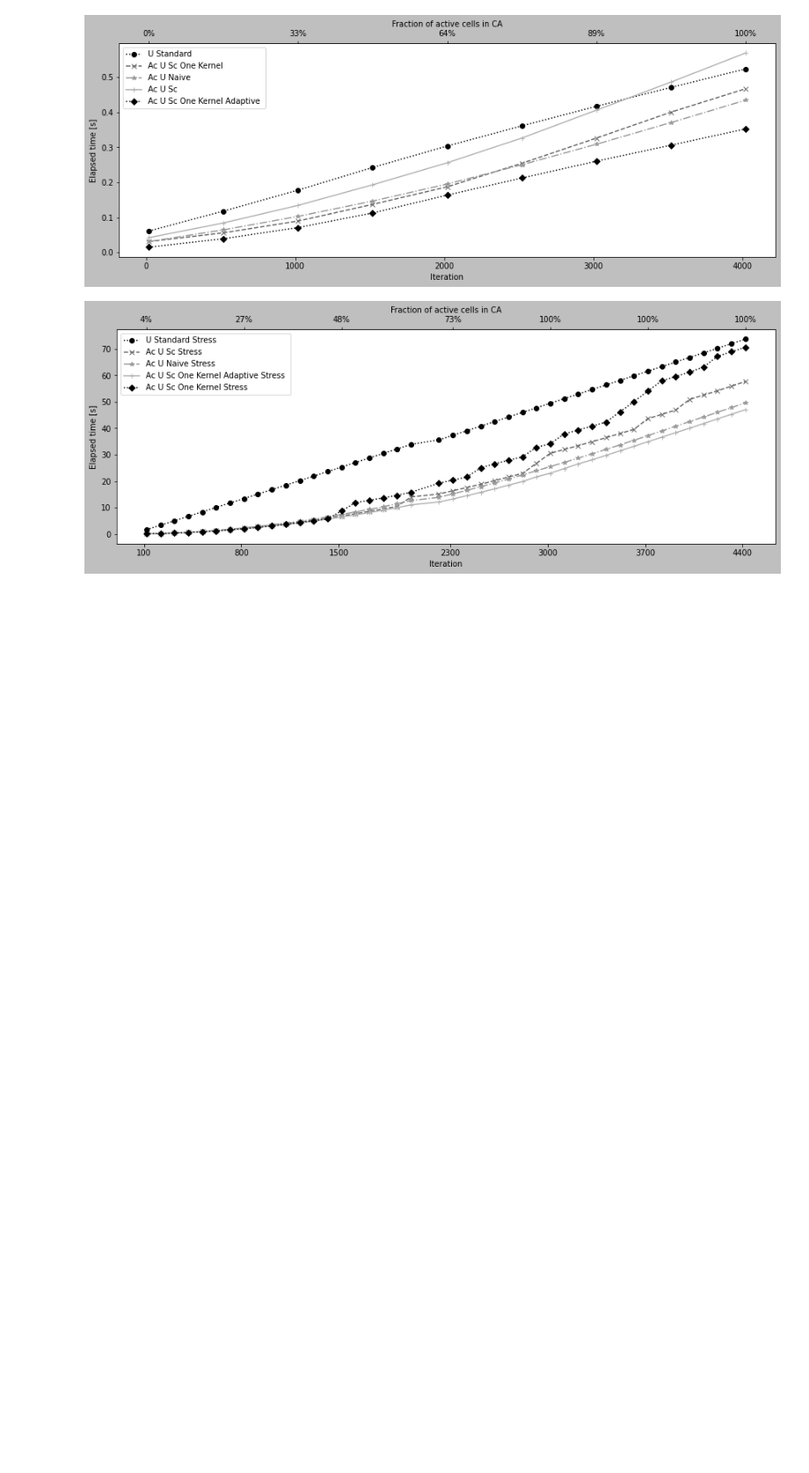
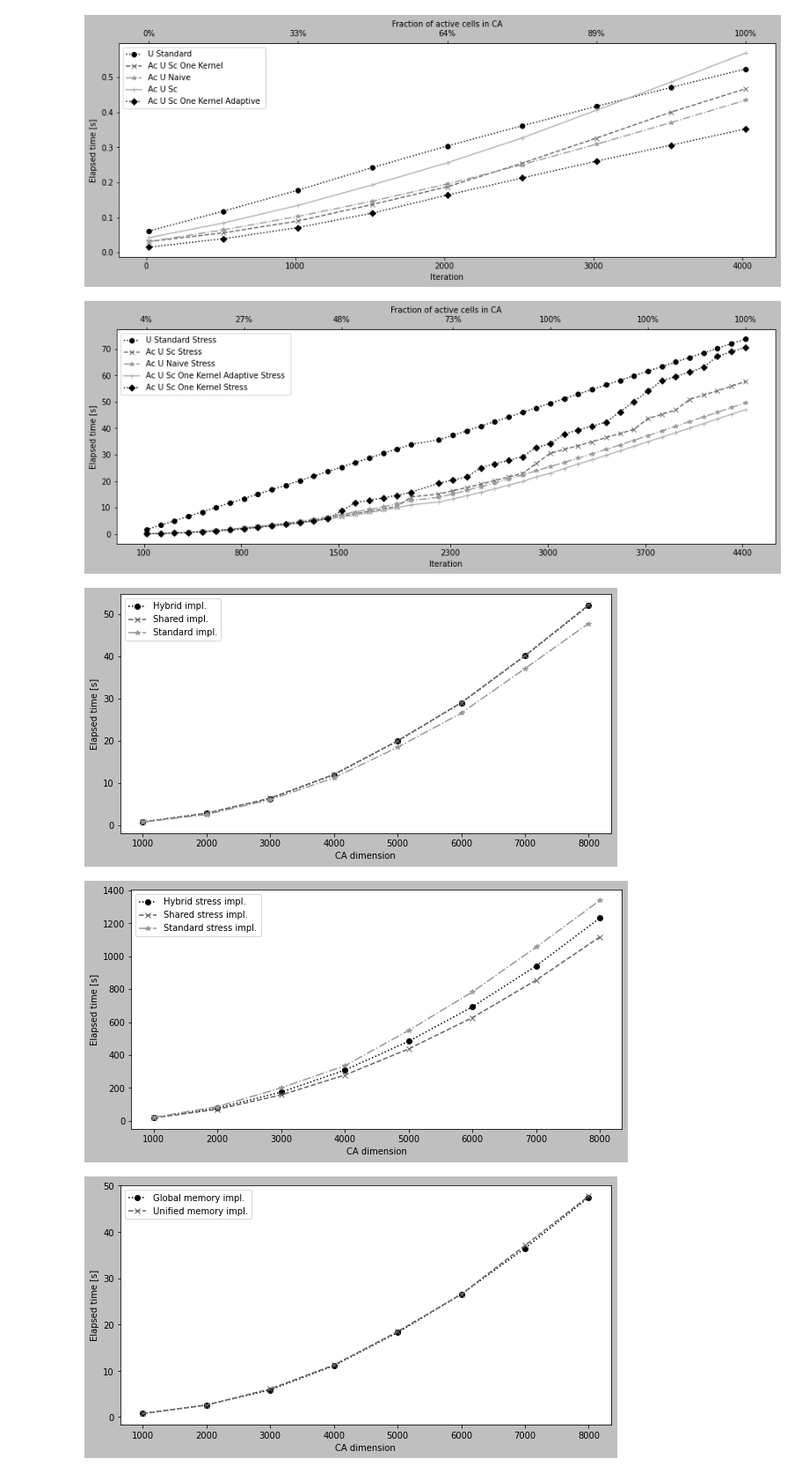
Before and after one commit to prenc/saturated-flow-thesis, a Jupyter notebook: coverage_evaluation.ipynb, the cells around one changed output. Shown: that part at 88% size. Saved outputs shown, nothing was run; the diff lists cells and outputs as text; code cells hidden in the pictures; blank space fills up the shorter version.

Commit message:
Plotting cumulative time on ca size charts

```diff
--- a/coverage_evaluation.ipynb
+++ b/coverage_evaluation.ipynb
@@ -274,0 +243,18 @@ save_all_plots("threshold_one")
+# %%
+def read_ca_size_data(dir_path = "results/final/ca/", test_name="standard"):
+    df = pd.DataFrame()
+    df["ca_size"] = range(1000,9000,1000)
+
+    files = sorted(glob(f"{dir_path}/{test_name}/*{1000}*"))
+    for j,file in enumerate(files):
+        params_match = re.search(r"\d", file)
+        file_name = os.path.basename(file[:params_match.start()])
+        file_name = file_name.replace("coverage_","")
+        file_data=[]
+        for i, ca_size in enumerate(df.ca_size):
+            files = glob(f"{dir_path}/{test_name}/*{file_name}*{ca_size}*")
+            file_df = pd.read_csv(files[0], skiprows=2, names=["ac_coverage",'iter_time', 'z', 'x', 'y'])
+            file_data.append(file_df["iter_time"].cumsum().iloc[-1] / 10**9)
+        df[file_name]=file_data
+
+    return df
@@ -274,0 +288,46 @@ save_all_plots("threshold_one")
+# %%
+df=read_ca_size_data()
+create_ca_size_plot(df, legend = [
+    "Hybrid impl.",
+    "Shared impl.",
+    "Standard impl."
+])
+df=read_ca_size_data(test_name="standard_stress")
+create_ca_size_plot(df, legend = [
+    "Hybrid stress impl.",
+    "Shared stress impl.",
+    "Standard stress impl."
+])
+df=read_ca_size_data(test_name="global", )
+create_ca_size_plot(df, legend=[
+    "Global memory impl.",
+    "Unified memory impl."
+])
+df=read_ca_size_data(test_name="global_stress")
+create_ca_size_plot(df, legend=[
+    "Global memory stress impl.",
+    "Unified memory stress impl."
+])
+
+df=read_ca_size_data(test_name="ac",
+                     )
+create_ca_size_plot(df, legend=[
+    "AC FK impl.",
+    "AC SC adaptive impl.",
+    "AC SC FK impl.",
+    "AC SC impl.",
+    "Non-AC standard impl.",
+])
+df=read_ca_size_data(test_name="ac_stress", )
+create_ca_size_plot(df, legend=[
+    "AC FK stress impl.",
+    "AC SC adaptive stress impl.",
+    "AC SC FK stress impl.",
+    "AC SC stress impl.",
+    "Non-AC standard stress impl.",
+])
+save_all_plots("cumulative")
+# %% [output]
+[figure, added]
+[figure, added]
+[figure, added]
```
Also changed, not shown: parts of 3 cells of this notebook.
